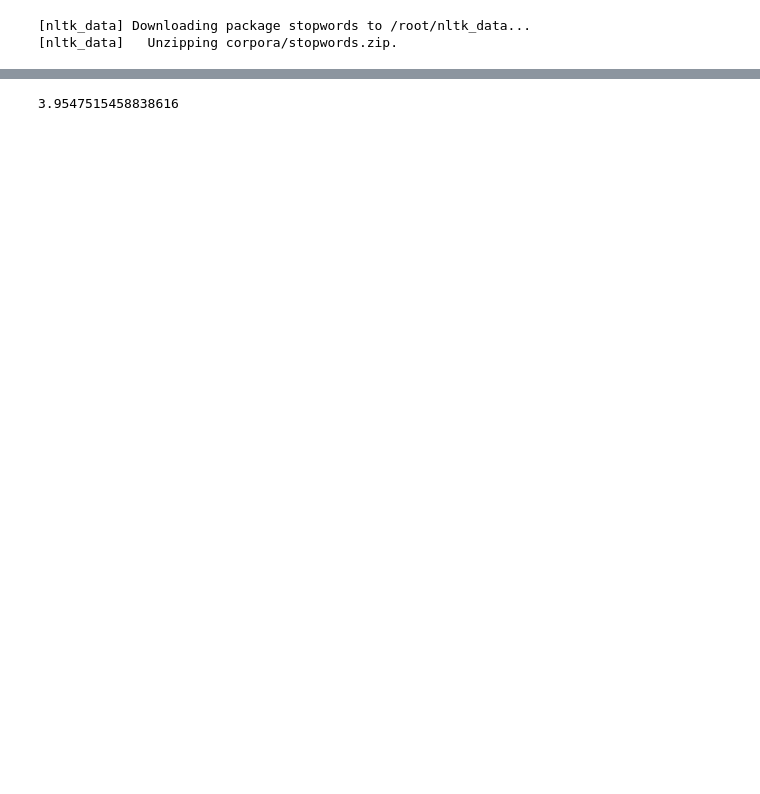
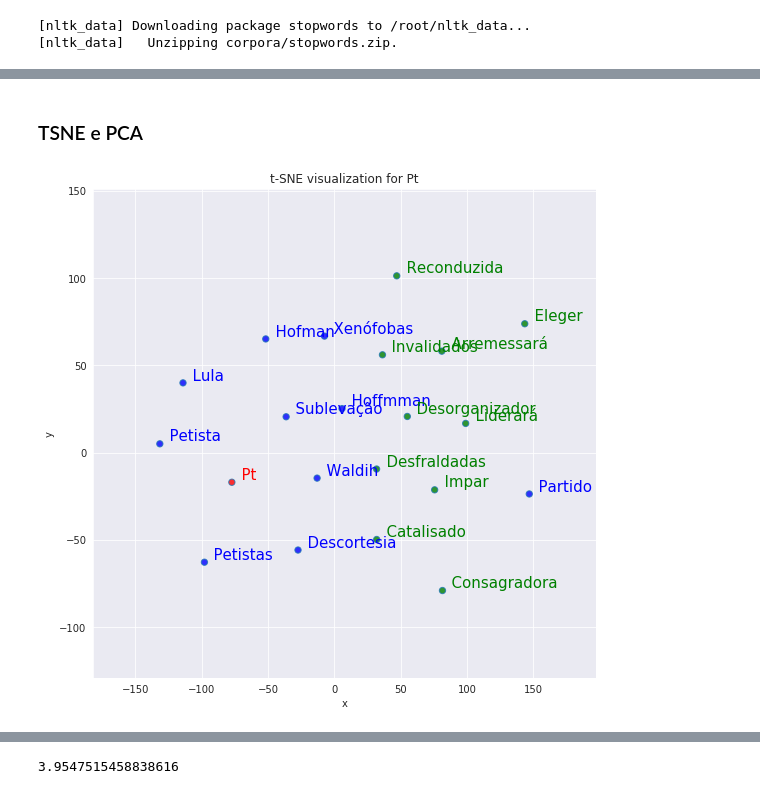
Before and after one commit to ivynasantino/vies-discursos-deputados, a Jupyter notebook: reports/vies_de_discursos.ipynb, the cells around one changed output, grey strips where cells are left out. Cells and saved outputs as stored; diff of their text form; code cells hidden in the pictures; blank space fills up the shorter version.

```diff
--- a/reports/vies_de_discursos.ipynb
+++ b/reports/vies_de_discursos.ipynb
@@ -38,5 +38,17 @@ from nltk.corpus import stopwords
 from gensim.models import Word2Vec
 
 from pyemd import emd
+
+from IPython.display import HTML, display
+import tabulate
+
+import matplotlib.pyplot as plt
+%matplotlib inline
+
+import seaborn as sns
+sns.set_style("darkgrid")
+
+from sklearn.decomposition import PCA
+from sklearn.manifold import TSNE
 # %% [output]
 [nltk_data] Downloading package punkt to /root/nltk_data...
@@ -72,5 +83,3 @@ stopwords_complement.extend(default_stopwords)
 # %% [output]
 [nltk_data] Downloading package stopwords to /root/nltk_data...
 [nltk_data]   Unzipping corpora/stopwords.zip.
-# %%
-model = Word2Vec.load('./model.txt')
@@ -76,0 +96,5 @@ model = Word2Vec.load('./model.txt')
+# %%
+# @title Carregando modelo
+model = Word2Vec.load('./drive/My Drive/tcc/tcc/dados/modelo/model.txt')
+# %% [markdown]
+### TSNE e PCA
@@ -76,0 +172,4 @@ model = Word2Vec.load('./model.txt')
+# %%
+tsnescatterplot(model, 'pt', [t[0] for t in model.wv.most_similar(positive=["eleição"], topn=20)][10:])
+# %% [output]
+[figure, added]
```
Also changed, not shown: parts of 19 cells of this notebook.
